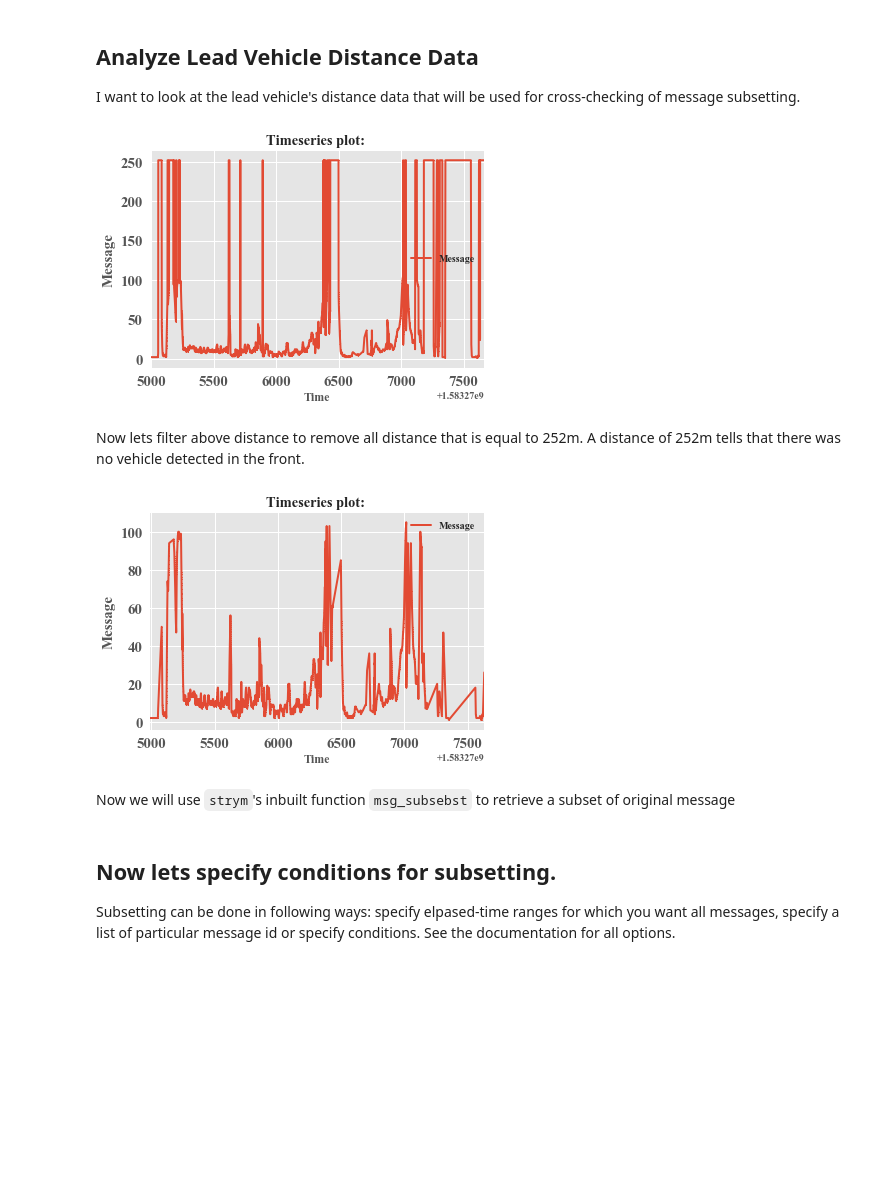
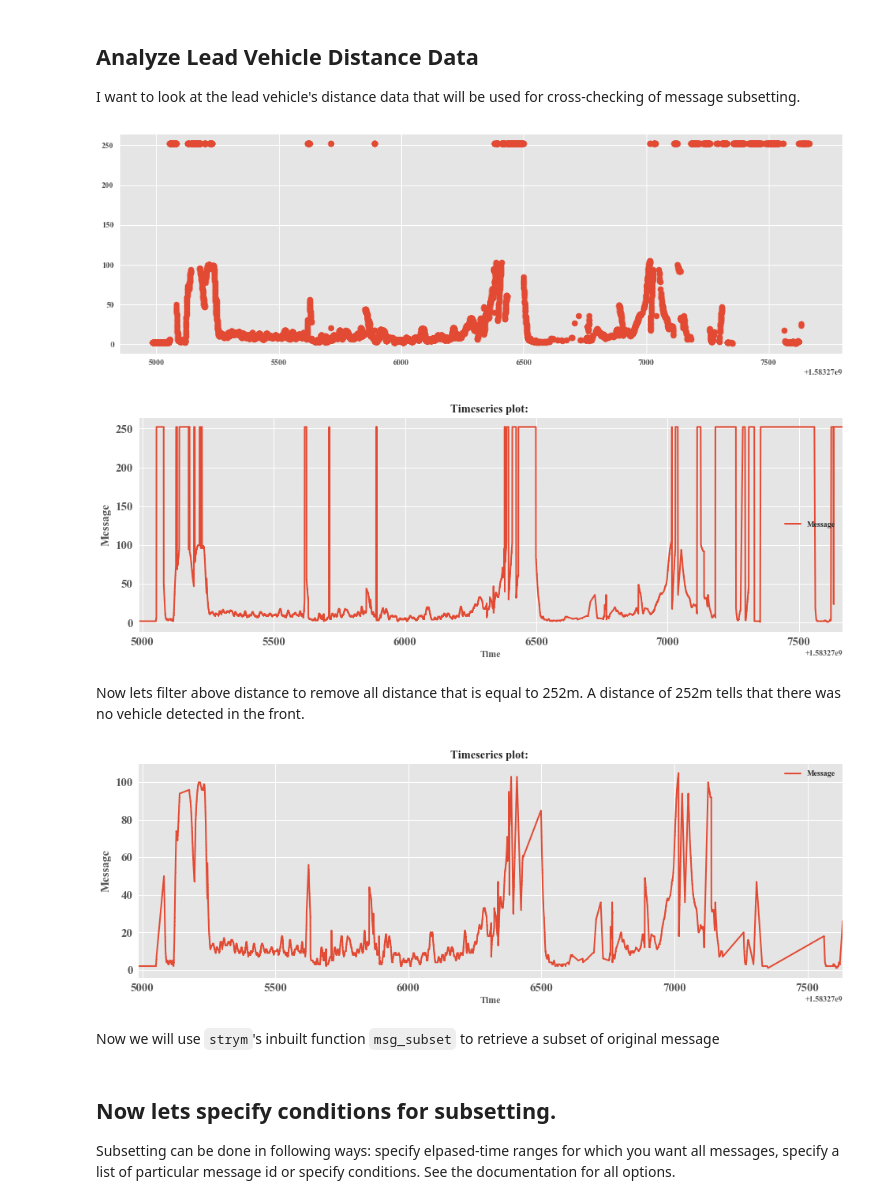
Before and after one commit to jmscslgroup/strym, a Jupyter notebook: notebook/Dataframe subsetting and slicing.ipynb, the cells around one changed output. Saved outputs shown, nothing was run; the diff lists cells and outputs as text; code cells hidden in the pictures; blank space fills up the shorter version.

```diff
--- a/notebook/Dataframe subsetting and slicing.ipynb
+++ b/notebook/Dataframe subsetting and slicing.ipynb
@@ -66,19 +65,22 @@ r0.dataframe
 ## Analyze Lead Vehicle Distance Data
 I want to look at the lead vehicle's distance data that will be used for cross-checking of message subsetting.
 # %%
+plt.rcParams["figure.figsize"] = (16,5)
 headway = r0.get_ts('DSU_CRUISE', 6)
+plt.scatter(headway['Time'], headway['Message'])
 strym.plt_ts(headway)
 # %% [output]
-[figure, old version]
+[figure, new version]
+[figure, added]
 # %% [markdown]
 Now lets filter above distance to remove all distance that is equal to 252m. A distance of 252m tells that there was no vehicle detected in the front.
 # %%
 headway_filtered = headway[headway['Message'] < 252]
 strym.plt_ts(headway_filtered)
 # %% [output]
-[figure, old version]
+[figure, new version]
 # %% [markdown]
-Now we will use `strym`'s inbuilt function `msg_subsebst` to retrieve a subset of original message
+Now we will use `strym`'s inbuilt function `msg_subset` to retrieve a subset of original message
 # %% [markdown]
 ## Now lets specify conditions for subsetting.
 Subsetting can be done in following ways: specify elpased-time ranges for which you want all messages, specify a list of particular message id or specify conditions. See the documentation for all options.
```
Also changed, not shown: parts of 8 cells of this notebook.
